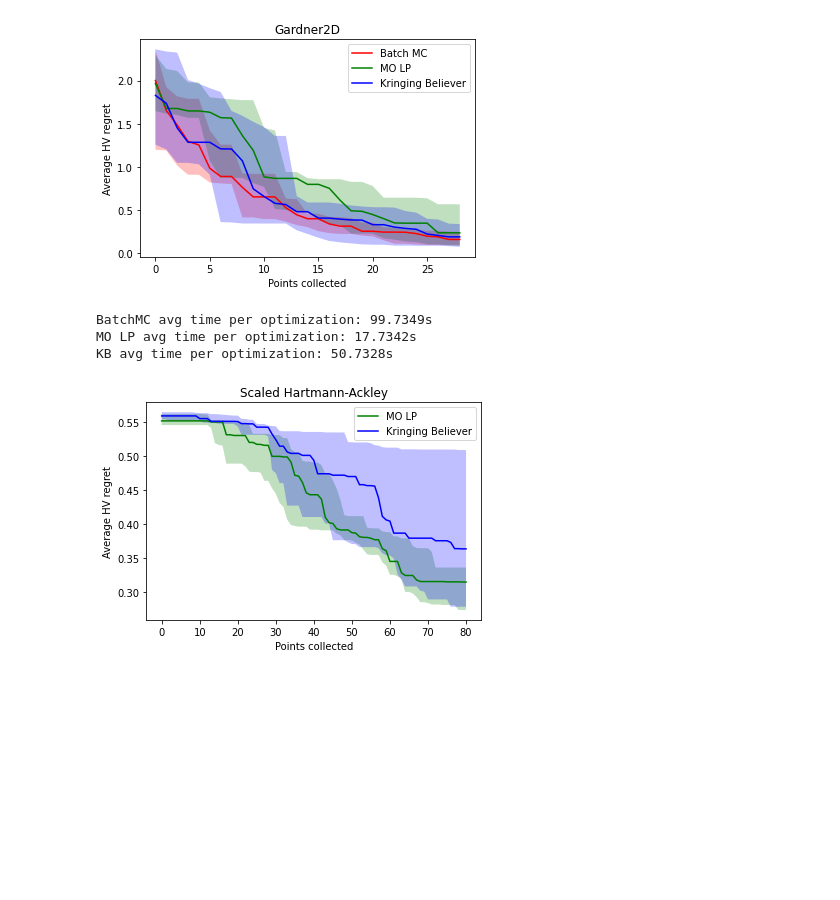
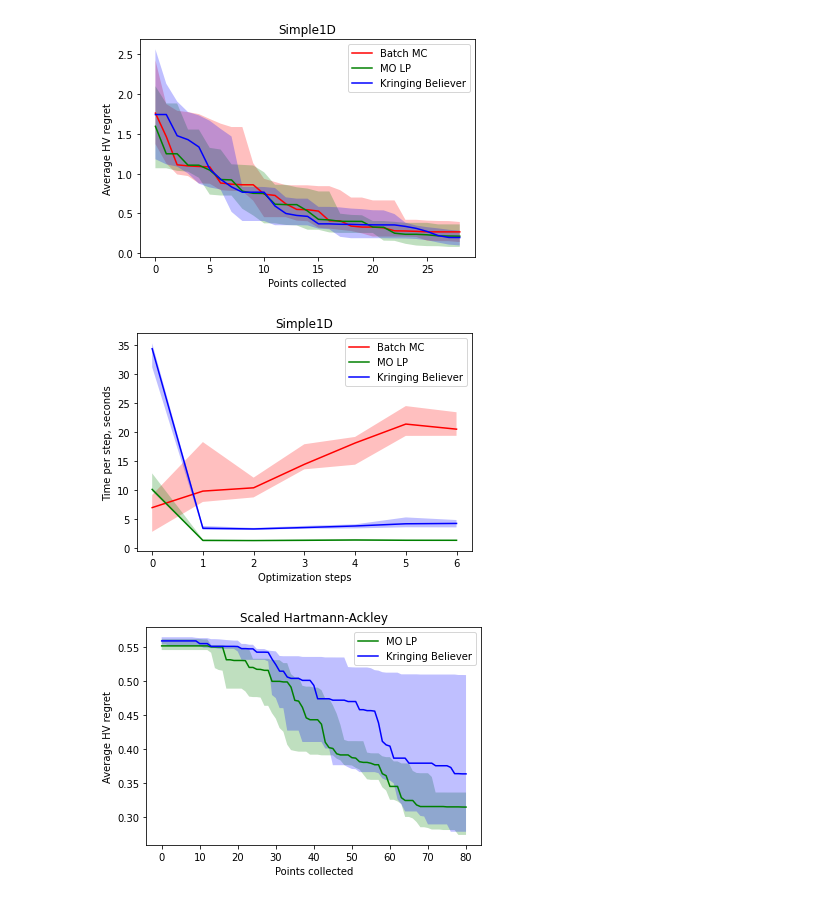
Before and after one commit to apaleyes/trieste, a Jupyter notebook: docs/notebooks/mo_lp/plot_results.ipynb, the cells around one changed output. Cells and saved outputs as stored; diff of their text form; code cells hidden in the pictures; blank space fills up the shorter version.

Commit message:
Reporting time per step

```diff
--- a/docs/notebooks/mo_lp/plot_results.ipynb
+++ b/docs/notebooks/mo_lp/plot_results.ipynb
@@ -7,6 +7,10 @@
 import os
 import numpy as np
 import matplotlib.pyplot as plt
+# %%
+def plot_median_quantiles(x, y, color, label):
+    plt.fill_between(x, np.quantile(y, q=0.25, axis=0), np.quantile(y, q=0.75, axis=0), facecolor=color, alpha=0.25)
+    plt.plot(x, np.median(y, axis=0), c=color, label=label)
 # %%
 batch_mc_hv_regret = np.loadtxt("results/BatchMC_Simple1D_n_initial_points_3_n_query_points_4_n_optimization_steps_3_n_repeats_10_seed_None", delimiter=",")
 mo_lp_hv_regret = np.loadtxt("results/DistanceBased_Simple1D_n_initial_points_3_n_query_points_4_n_optimization_steps_3_n_repeats_10_seed_None", delimiter=",")
@@ -44,37 +52,41 @@ KB avg time per optimization: 29.5378s
 # %%
 batch_mc_hv_regret = np.loadtxt("results/BatchMC_Gardner2D_n_initial_points_3_n_query_points_4_n_optimization_steps_7_n_repeats_10_seed_None", delimiter=",")
 mo_lp_hv_regret = np.loadtxt("results/DistanceBased_Gardner2D_n_initial_points_3_n_query_points_4_n_optimization_steps_7_n_repeats_10_seed_None", delimiter=",")
 kb_hv_regret = np.loadtxt("results/KB_Gardner2D_n_initial_points_3_n_query_points_4_n_optimization_steps_7_n_repeats_10_seed_None", delimiter=",")
 
 batch_mc_time = np.loadtxt("results/BatchMC_Gardner2D_n_initial_points_3_n_query_points_4_n_optimization_steps_7_n_repeats_10_seed_None_time", delimiter=",")
 mo_lp_time = np.loadtxt("results/DistanceBased_Gardner2D_n_initial_points_3_n_query_points_4_n_optimization_steps_7_n_repeats_10_seed_None_time", delimiter=",")
 kb_time = np.loadtxt("results/KB_Gardner2D_n_initial_points_3_n_query_points_4_n_optimization_steps_7_n_repeats_10_seed_None_time", delimiter=",")
 
 n_query_points = 4
 n_optimization_steps = 7
 
+# regret
 x = range(n_query_points * n_optimization_steps + 1)
 
-plt.fill_between(x, np.quantile(batch_mc_hv_regret, q=0.25, axis=0), np.quantile(batch_mc_hv_regret, q=0.75, axis=0), facecolor='r', alpha=0.25)
-plt.fill_between(x, np.quantile(mo_lp_hv_regret, q=0.25, axis=0), np.quantile(mo_lp_hv_regret, q=0.75, axis=0), facecolor='g', alpha=0.25)
-plt.fill_between(x, np.quantile(kb_hv_regret, q=0.25, axis=0), np.quantile(kb_hv_regret, q=0.75, axis=0), facecolor='b', alpha=0.25)
-plt.plot(x, np.median(batch_mc_hv_regret, axis=0), c='r', label='Batch MC')
-plt.plot(x, np.median(mo_lp_hv_regret, axis=0), c='g', label='MO LP')
-plt.plot(x, np.median(kb_hv_regret, axis=0), c='b', label='Kringing Believer')
-plt.title("Gardner2D")
+plot_median_quantiles(x, batch_mc_hv_regret, 'r', 'Batch MC')
+plot_median_quantiles(x, mo_lp_hv_regret, 'g', 'MO LP')
+plot_median_quantiles(x, kb_hv_regret, 'b', 'Kringing Believer')
+plt.title("Simple1D")
 plt.xlabel("Points collected")
 plt.ylabel("Average HV regret")
 plt.legend()
 plt.show()
 
-print(f"BatchMC avg time per optimization: {np.mean(batch_mc_time):.4f}s")
-print(f"MO LP avg time per optimization: {np.mean(mo_lp_time):.4f}s")
-print(f"KB avg time per optimization: {np.mean(kb_time):.4f}s")
+# time per step
+x = range(n_optimization_steps)
+
+plot_median_quantiles(x, batch_mc_time, 'r', 'Batch MC')
+plot_median_quantiles(x, mo_lp_time, 'g', 'MO LP')
+plot_median_quantiles(x, kb_time, 'b', 'Kringing Believer')
+plt.title("Simple1D")
+plt.xlabel("Optimization steps")
+plt.ylabel("Time per step, seconds")
+plt.legend()
+plt.show()
 # %% [output]
-[figure, old version]
+[figure, new version]
-BatchMC avg time per optimization: 99.7349s
-MO LP avg time per optimization: 17.7342s
-KB avg time per optimization: 50.7328s
+[figure, added]
 # %%
 # batch_mc_hv_regret = np.loadtxt("results/BatchMC_Sc Hartmann-Ackley_n_initial_points_3_n_query_points_4_n_optimization_steps_15_n_repeats_10_seed_None", delimiter=",")
 mo_lp_hv_regret = np.loadtxt("results/DistanceBased_Hartmann-Ackley-Scaled_n_initial_points_6_n_query_points_4_n_optimization_steps_20_n_repeats_10_seed_None", delimiter=",")
```
Also changed, not shown: parts of 4 cells of this notebook, 13 other files.
